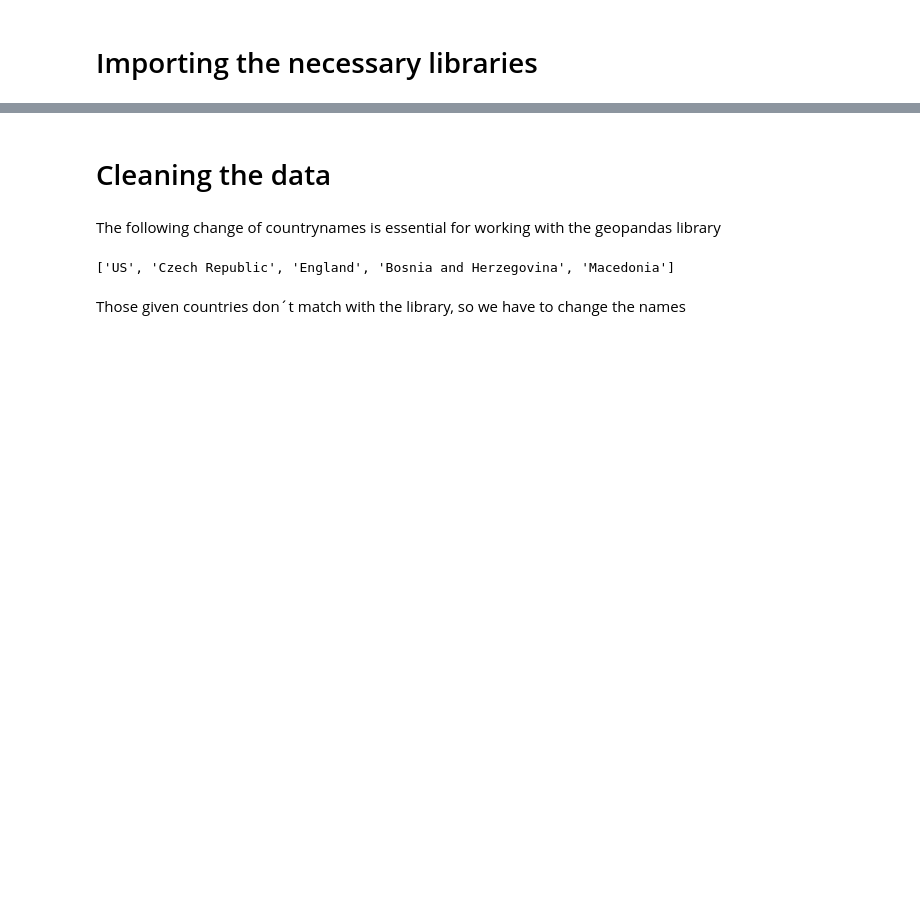
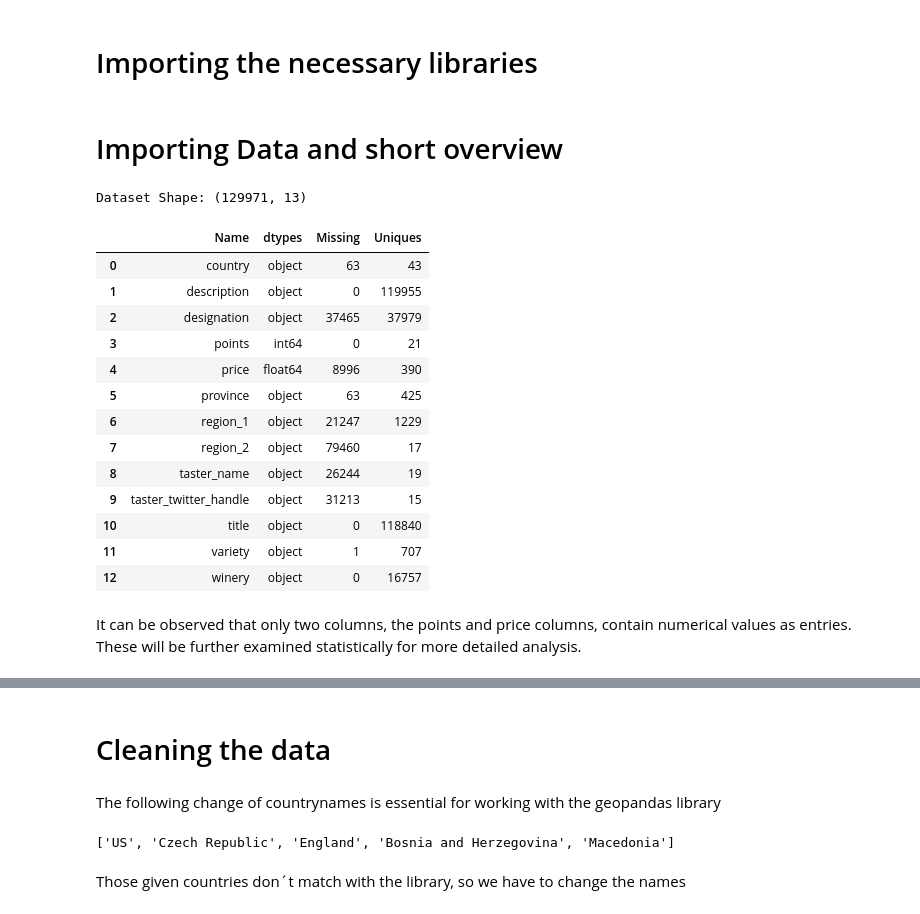
Before and after one commit to dilara444/TechLabsDUS_WineNot, a Jupyter notebook: notebooks/WineNot?.ipynb, the cells around one changed output, grey strips where cells are left out. Drawn from its saved outputs; the diff is of its cells as text; code cells hidden in the pictures; blank space fills up the shorter version.

```diff
--- a/notebooks/WineNot?.ipynb
+++ b/notebooks/WineNot?.ipynb
@@ -9,0 +22,2 @@ import scipy
+# %% [markdown]
+# Importing Data and short overview
@@ -9,0 +26,31 @@ import scipy
+# %%
+def overview(df):
+    print(f"Dataset Shape: {df.shape}")
+    summary = pd.DataFrame(df.dtypes,columns=['dtypes'])
+    summary = summary.reset_index()
+    summary['Name'] = summary['index']
+    summary = summary[['Name','dtypes']]
+    summary['Missing'] = df.isnull().sum().values
+    summary['Uniques'] = df.nunique().values
+
+    return summary
+# %%
+overview(df_wine1)
+# %% [output]
+Dataset Shape: (129971, 13)
+|  | Name | dtypes | Missing | Uniques |
+| 0 | country | object | 63 | 43 |
+| 1 | description | object | 0 | 119955 |
+| 2 | designation | object | 37465 | 37979 |
+| 3 | points | int64 | 0 | 21 |
+| 4 | price | float64 | 8996 | 390 |
+| 5 | province | object | 63 | 425 |
+| 6 | region_1 | object | 21247 | 1229 |
+| 7 | region_2 | object | 79460 | 17 |
+| 8 | taster_name | object | 26244 | 19 |
+| 9 | taster_twitter_handle | object | 31213 | 15 |
+| 10 | title | object | 0 | 118840 |
+| 11 | variety | object | 1 | 707 |
+| 12 | winery | object | 0 | 16757 |
+# %% [markdown]
+It can be observed that only two columns, the points and price columns, contain numerical values as entries. These will be further examined statistically for more detailed analysis.
```
Also changed, not shown: parts of 5 cells of this notebook.
